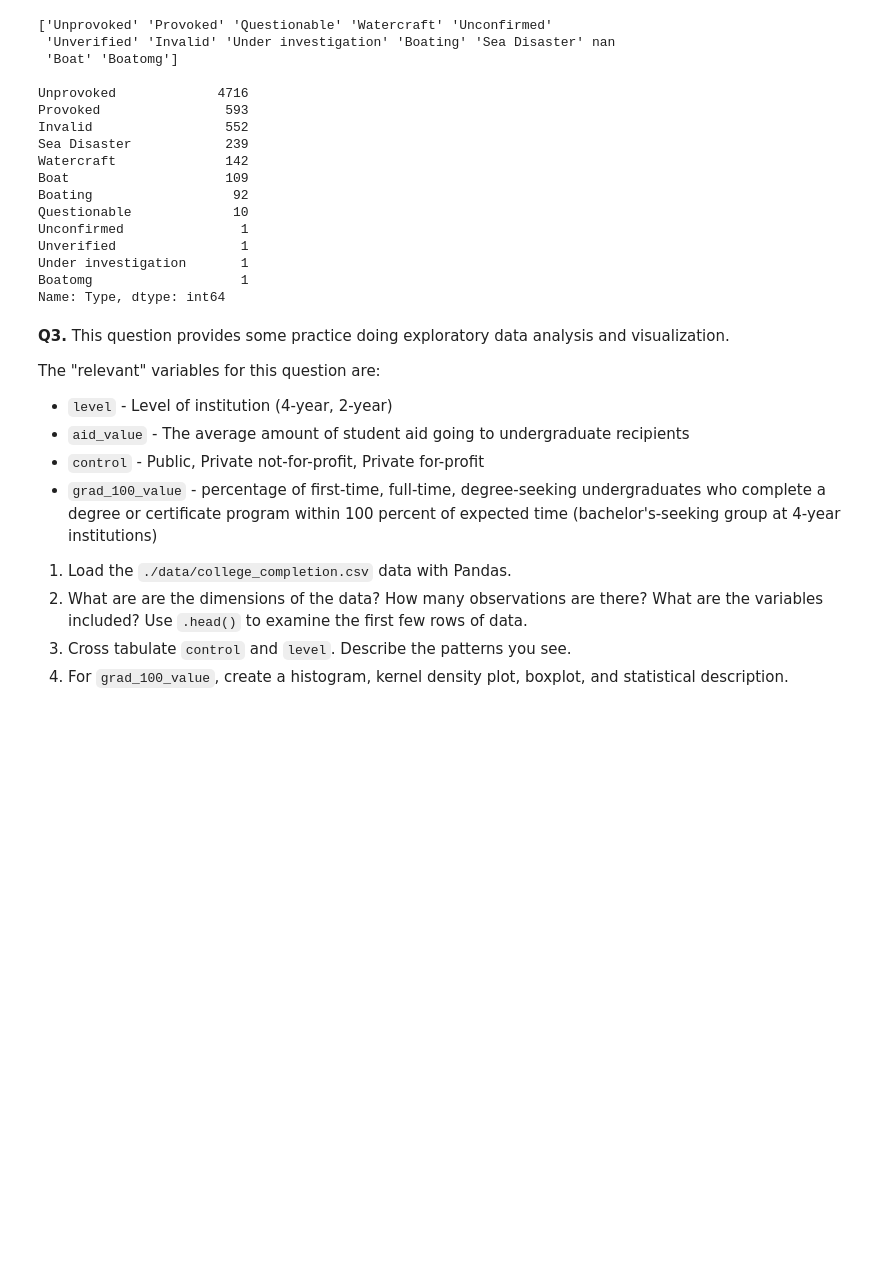
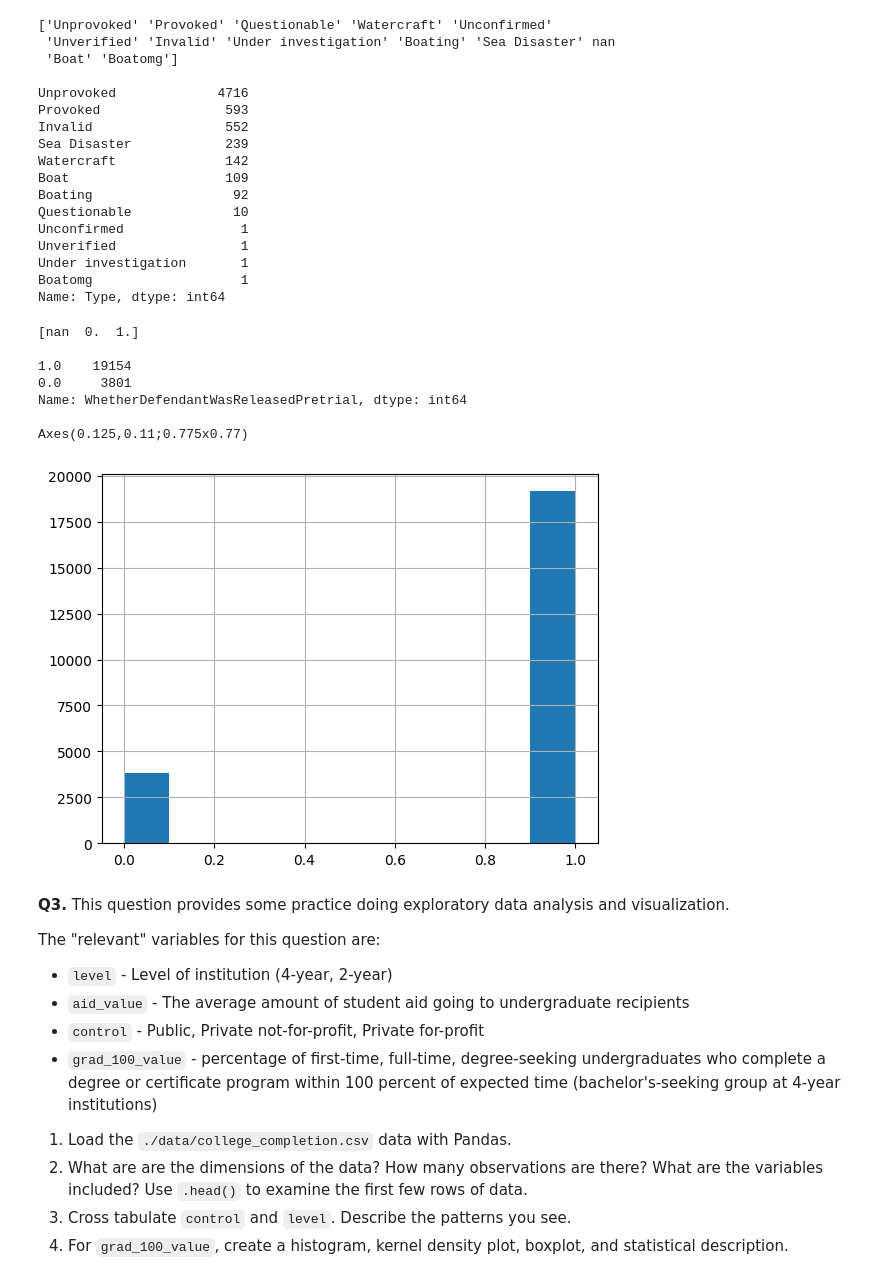
Before and after one commit to aniishap/assignment2, a Jupyter notebook: assignment2.ipynb, the cells around one changed output. Drawn from its saved outputs; the diff is of its cells as text; code cells hidden in the pictures; blank space fills up the shorter version.

```diff
--- a/assignment2.ipynb
+++ b/assignment2.ipynb
@@ -137,12 +137,25 @@ Name: Type, dtype: int64
 # %%
 # Question 3
 url='https://raw.githubusercontent.com/DS3001/EDA/main/data/pretrial_data.csv'
 df = pd.read_csv(url,low_memory=False)
 ## from the lecture
-df = df.rename(columns = {'BondAmountAtInitialContact':'bond',
-                    'Defendant_IndigencyStatus':'is_poor',
-                    'CaseType_MostSerChargeinContactEvent_regardlessofFinalDisp':'case_type',
-                    'WhetherDefendantWasReleasedPretrial':'released'}) # Rename variables
+df2 = df.rename(columns = {'bond':'BondAmountAtInitialContact',
+                    'is_poor':'Defendant_IndigencyStatus',
+                    'case_type':'CaseType_MostSerChargeinContactEvent_regardlessofFinalDisp',
+                    'released':'WhetherDefendantWasReleasedPretrial'}) # Rename variables
+
+print(df2['WhetherDefendantWasReleasedPretrial'].unique(),'\n') # Notice these gooses have already messed up their coding
+print(df2['WhetherDefendantWasReleasedPretrial'].value_counts(), '\n') # Look at the 9 and 99: That is awful
+print(df2['WhetherDefendantWasReleasedPretrial'].hist(), '\n') # What is "bad" about this plot?
+# %% [output]
+[nan  0.  1.]
+
+1.0    19154
+0.0     3801
+Name: WhetherDefendantWasReleasedPretrial, dtype: int64
+
+Axes(0.125,0.11;0.775x0.77)
+[figure, added]
 # %% [markdown]
 **Q3.** This question provides some practice doing exploratory data analysis and visualization.
 
```
